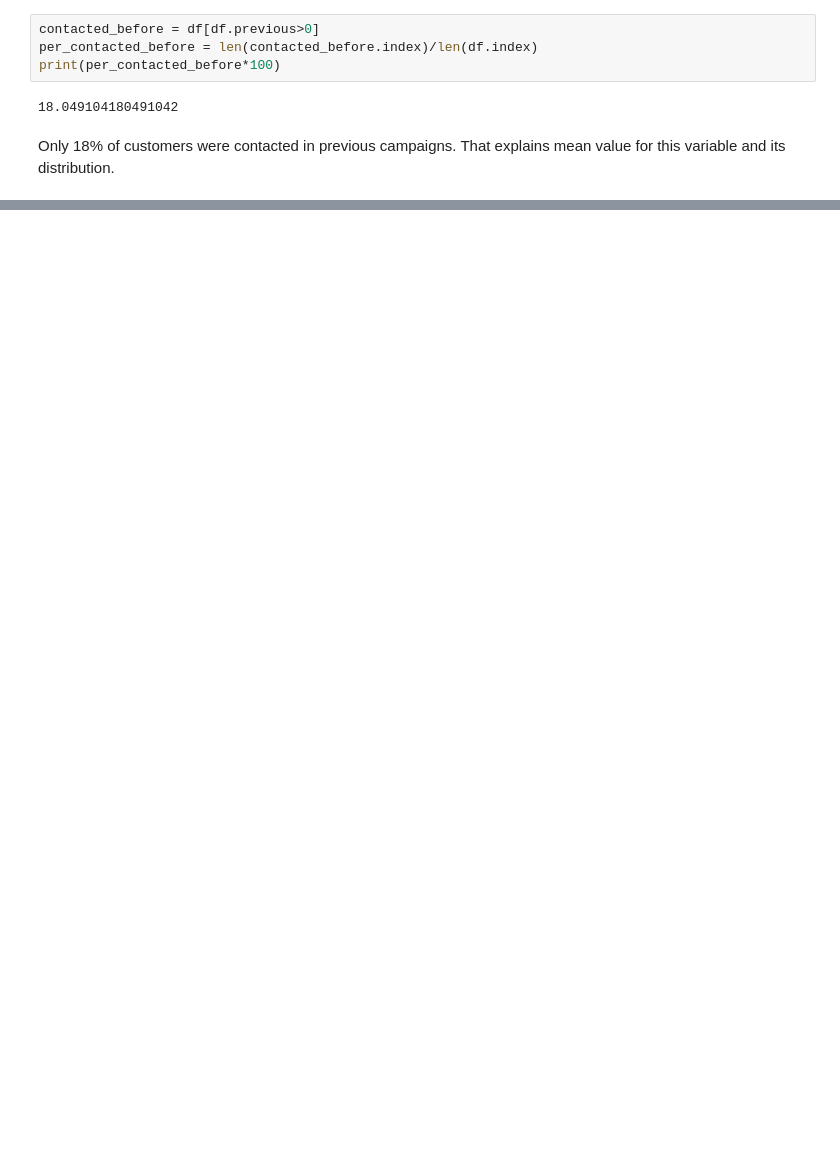
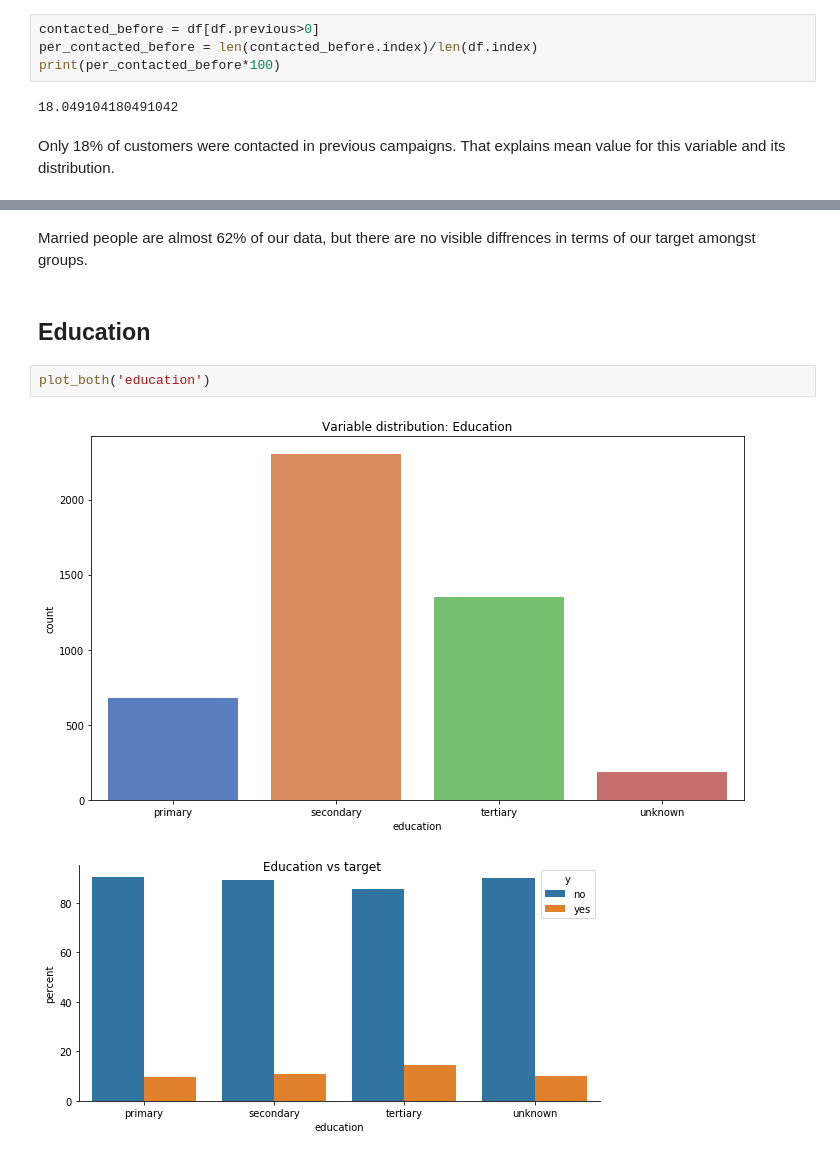
Before and after one commit to okcze/WUM-project-1, a Jupyter notebook: exploration.ipynb, the cells around one changed output, grey strips where cells are left out. Drawn from its saved outputs; the diff is of its cells as text; blank space fills up the shorter version.

```diff
--- a/exploration.ipynb
+++ b/exploration.ipynb
@@ -157,0 +282,9 @@ Only 18% of customers were contacted in previous campaigns. That explains mean v
+# %% [markdown]
+Married people are almost 62% of our data, but there are no visible diffrences in terms of our target amongst groups.
+# %% [markdown]
+## Education
+# %%
+plot_both('education')
+# %% [output]
+[figure, added]
+[figure, added]
```
Also changed, not shown: parts of 29 cells of this notebook, 1 other file.
